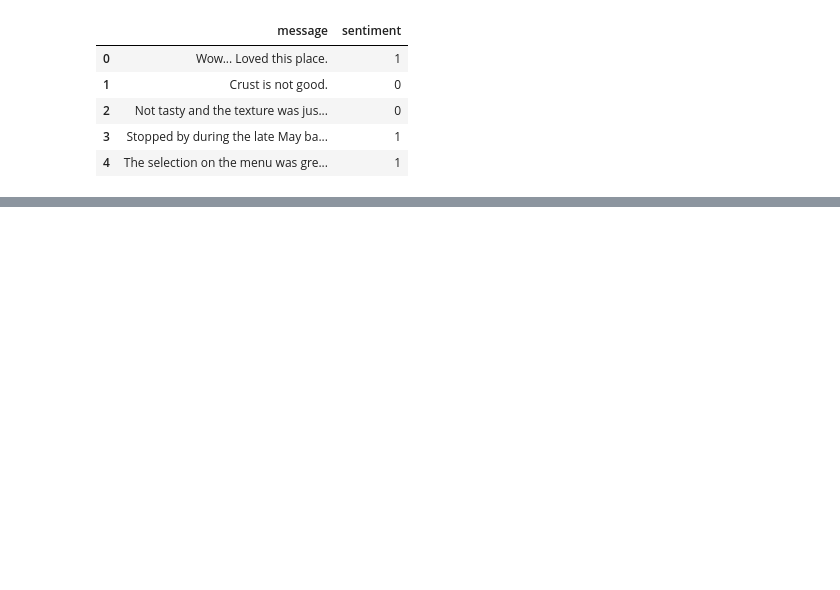
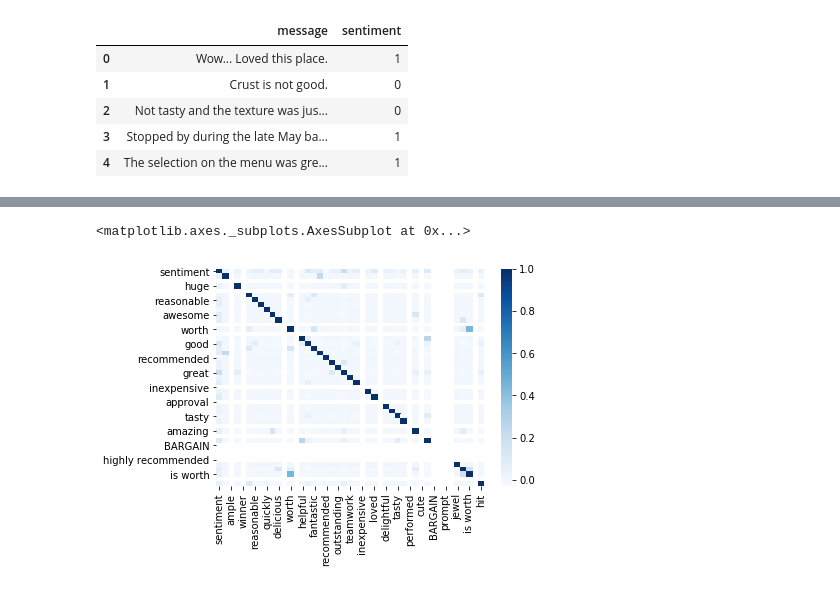
Before and after one commit to loupendley/Thinkful, a Jupyter notebook: HomeworkProjects/Unit2/Lesson2/Project7/Project7_Sentiment_Analysis.ipynb, the cells around one changed output, grey strips where cells are left out. Saved outputs shown, nothing was run; the diff lists cells and outputs as text; code cells hidden in the pictures; blank space fills up the shorter version.

```diff
--- a/HomeworkProjects/Unit2/Lesson2/Project7/Project7_Sentiment_Analysis.ipynb
+++ b/HomeworkProjects/Unit2/Lesson2/Project7/Project7_Sentiment_Analysis.ipynb
@@ -18,5 +61,9 @@ Include your model and a brief writeup of your feature engineering and selection
 # %%
 # Let's process the data)
-data_path = "../../../../Datafiles/sentiment_labelled_sentences/yelp_labelled.txt"
-sentiment_raw = pd.read_csv(data_path, delimiter= '\t', header=None, encoding='utf-8')
-sentiment_raw.columns = ['message', 'sentiment']
+def open_and_load_file (data_path, dataframename):
+    data_path = "../../../../Datafiles/sentiment_labelled_sentences/yelp_labelled.txt"
+    file_encoding = get_file_encoding(data_path)
+    dataframename = pd.read_csv(data_path, delimiter= '\t', header=None, encoding=file_encoding)
+    dataframename.columns = ['message', 'sentiment']
+
+    return dataframename
@@ -34,7 +82,7 @@ sentiment_raw.head(5)
 | 3 | Stopped by during the late May ba... | 1 |
 | 4 | The selection on the menu was gre... | 1 |
 # %%
-keywords = ['recommended', 'beautiful', 'outstanding', 'amazing','cute','friendly', 'BARGAIN', 'unreal','great','prompt','highly recommended','jewel', 'love', 'is worth', 'sticks around','loved', 'hit']
+keywords = ['generous','ample','huge','winner','definitely','reasonable','tender','quickly','awesome','delicious','amaing','worth','phenomenal','helpful','good','fantastic','fresh','recommended', 'beautiful', 'outstanding', 'great','teamwork','enjoyed','inexpensive','fav','loved','approval','delightful','flavorful','good','tasty','delight','beautiful','performed','amazing','cute','friendly', 'BARGAIN', 'unreal','great','prompt','highly recommended','jewel', 'love', 'is worth', 'sticks around','loved', 'hit']
 # %%
 for key in keywords:
     # Add spaces around the key so that we are getting theword,
@@ -63,0 +95,5 @@ sentiment_raw.head(499)
+# %%
+sns.heatmap(sentiment_raw.corr(), cmap="Blues")
+# %% [output]
+<matplotlib.axes._subplots.AxesSubplot at 0x...>
+[figure, added]
```
Also changed, not shown: parts of 13 cells of this notebook.
